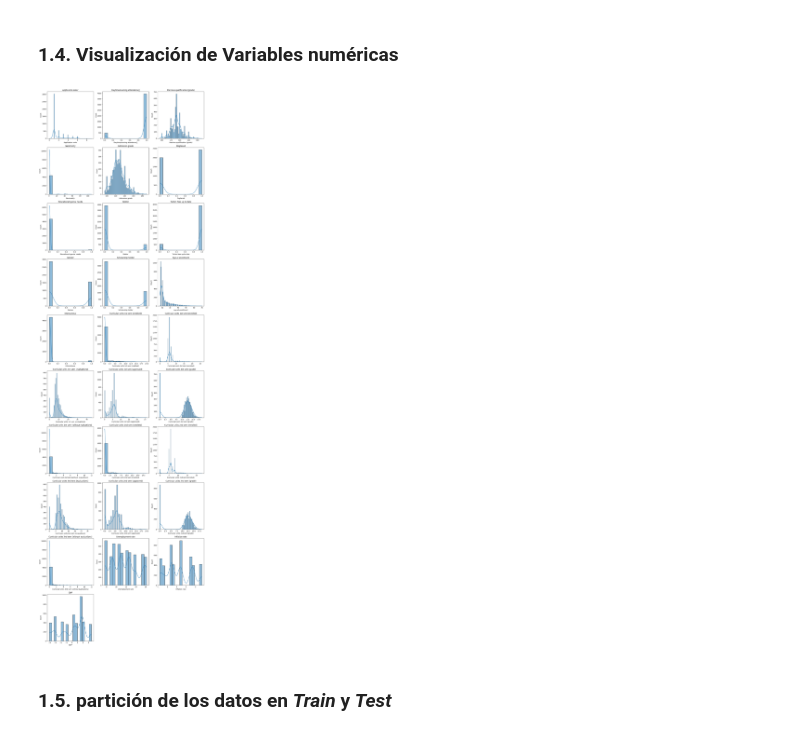
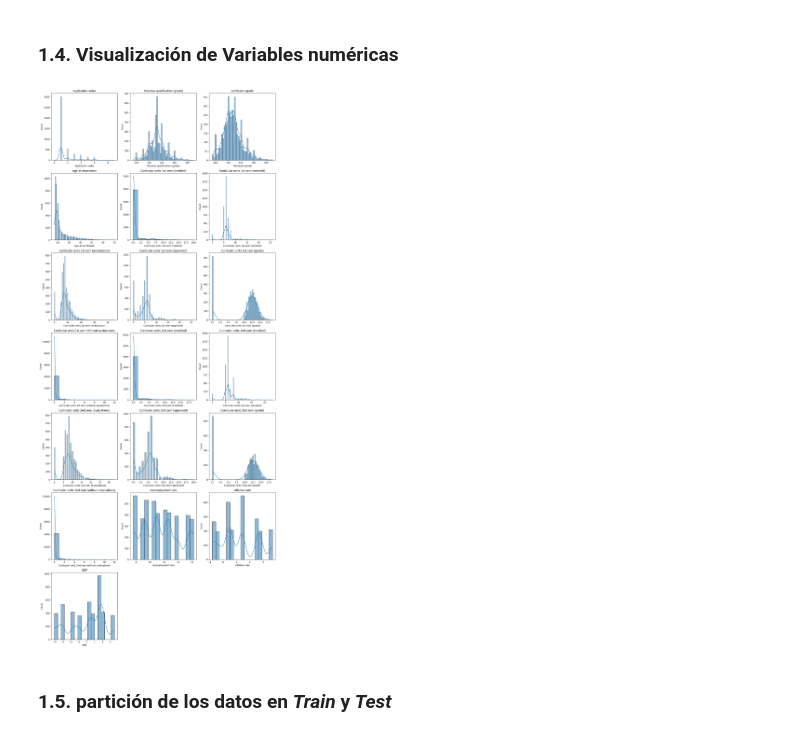
Before and after one commit to JMGO-coding/MLX_academic_performance, a Jupyter notebook: src/eda.ipynb, the cells around one changed output. Cells and saved outputs as stored; diff of their text form; code cells hidden in the pictures.

```diff
--- a/src/eda.ipynb
+++ b/src/eda.ipynb
@@ -303,3 +304,4 @@ qualification_features = [feat for feat in selected_features if feat in qualific
 thresh_features = [feat for feat in selected_features if feat in thres_features]
 categorical_features = [feat for feat in selected_features if feat in categorical_features]
 numerical_features = [feat for feat in selected_features if feat in numerical_features]
+binary_features = [feat for feat in selected_features if feat in binary_features]
@@ -349,8 +342,13 @@ Transformamos algunas variables categóricas con muchas clases:
 if 'Nacionality' in selected_features:
   df['Nacionality'] = df['Nacionality'].astype('category')
   df['foreign'] = df['Nacionality'].map(lambda x: 0 if x == 1 else 1)
+
+  selected_features.remove('Nacionality')
+  selected_features += ['foreign']
+
   binary_features += ['foreign']
   categorical_features.remove('Nacionality')
+
   df.drop(columns=['Nacionality'], inplace=True)
 # %% [markdown]
 Tratamiento de variables categóricas con muchas clases. Opciones:
@@ -383,7 +381,7 @@ threshold = 0.05
 for feature in thres_features:
   value_counts = df[feature].value_counts(normalize=True)
   if value_counts.max() > threshold:
-      df[feature] = df[feature].apply(lambda x: x if value_counts[x] > threshold else 'other')
+      df[feature] = df[feature].apply(lambda x: x if value_counts[x] > threshold else -1) # -1 = clase other
 # %%
 # Histograma variables categóricas
 
@@ -440,29 +438,29 @@ memory usage: 1.1+ MB
 ### 1.4. Visualización de Variables numéricas
 # %%
 # Lista de características numéricas
-numerical_features = df.select_dtypes(include=['number']).columns
+#numerical_features = list(df.select_dtypes(include=['number']).columns)
 
 # Definir el número de columnas y calcular el número de filas
 num_cols = 3
 num_rows = math.ceil(len(numerical_features) / num_cols)
 
 # Crear la figura y los ejes
 fig, axes = plt.subplots(num_rows, num_cols, figsize=(15, 5 * num_rows))
 axes = axes.flatten()  # Aplanar para facilitar la iteración
 
 # Graficar cada característica
 for i, feature in enumerate(numerical_features):
     sns.histplot(df[feature], kde=True, ax=axes[i])
     axes[i].set_title(feature)
 
 # Eliminar ejes vacíos si hay
 for j in range(i + 1, len(axes)):
     fig.delaxes(axes[j])
 
 plt.tight_layout()
 plt.show()
 # %% [output]
-[figure, old version]
+[figure, new version]
 # %% [markdown]
 ### 1.5. partición de los datos en *Train* y *Test*
 # %%
```
Also changed, not shown: parts of 21 cells of this notebook.
